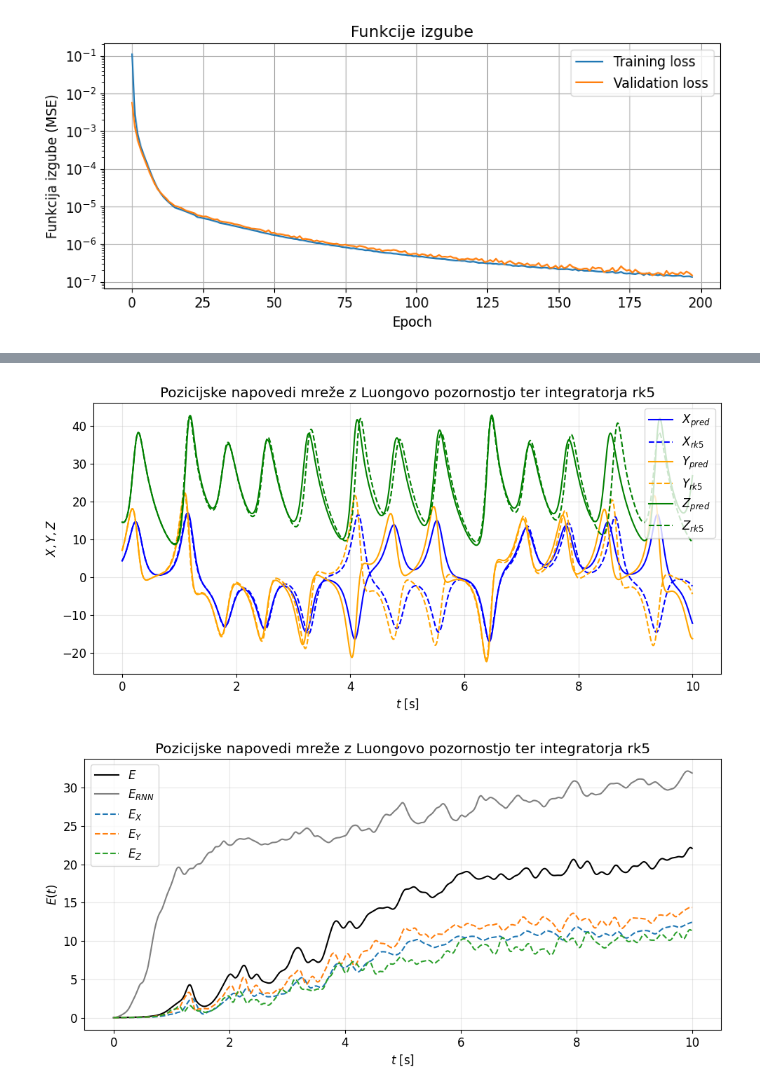
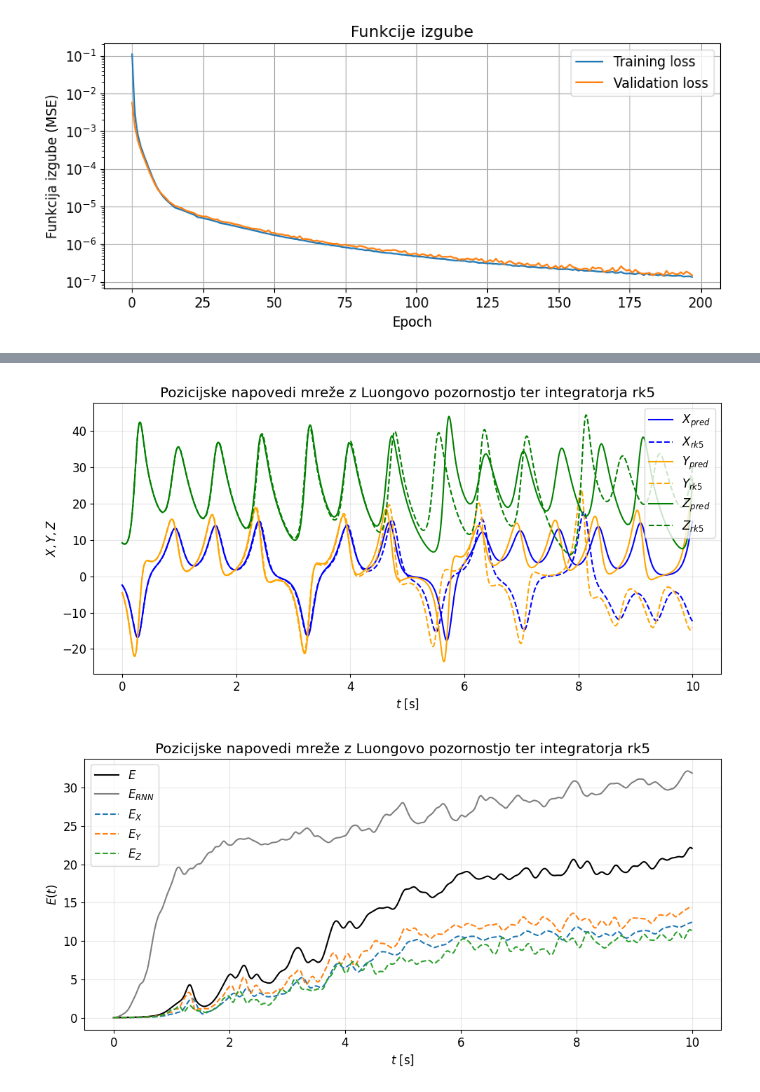
Before and after one commit to tadejkooo/PSUF, a Jupyter notebook: PSUF4/python/main.ipynb, the cells around one changed output, grey strips where cells are left out. Drawn from its saved outputs; the diff is of its cells as text; code cells hidden in the pictures.

```diff
--- a/PSUF4/python/main.ipynb
+++ b/PSUF4/python/main.ipynb
@@ -657,18 +690,20 @@ for i in range(N):
 # %%
+""" Plottane predikcije ter realne vrednosti """
+
 plt.figure(figsize=(10, 5))
 plt.title('Pozicijske napovedi mreže z Luongovo pozornostjo ter integratorja rk5')
 plt.xlabel(r'$t$ [s]')
 plt.ylabel(r'$X, Y, Z$')
 plt.grid(alpha=0.3)
-plt.plot(ts, pred[1, :, 0], c='blue', label=r'$X_{pred}$')
-plt.plot(ts, X_true[1, :, 0], c='blue', ls='--', label=r'$X_{rk5}$')
-plt.plot(ts, pred[1, :, 1], c='orange', label=r'$Y_{pred}$')
-plt.plot(ts, X_true[1, :, 1], c='orange', ls='--', label=r'$Y_{rk5}$')
-plt.plot(ts, pred[1, :, 2], c='green', label=r'$Z_{pred}$')
-plt.plot(ts, X_true[1, :, 2], c='green', ls='--', label=r'$Z_{rk5}$')
+plt.plot(ts, pred[11, :, 0], c='blue', label=r'$X_{pred}$')
+plt.plot(ts, X_true[11, :, 0], c='blue', ls='--', label=r'$X_{rk5}$')
+plt.plot(ts, pred[11, :, 1], c='orange', label=r'$Y_{pred}$')
+plt.plot(ts, X_true[11, :, 1], c='orange', ls='--', label=r'$Y_{rk5}$')
+plt.plot(ts, pred[11, :, 2], c='green', label=r'$Z_{pred}$')
+plt.plot(ts, X_true[11, :, 2], c='green', ls='--', label=r'$Z_{rk5}$')
 plt.legend()
 plt.tight_layout()
 plt.show()
 # %% [output]
-[figure, old version]
+[figure, new version]
 # %%
```
Also changed, not shown: parts of 6 cells of this notebook, 17 other files.
